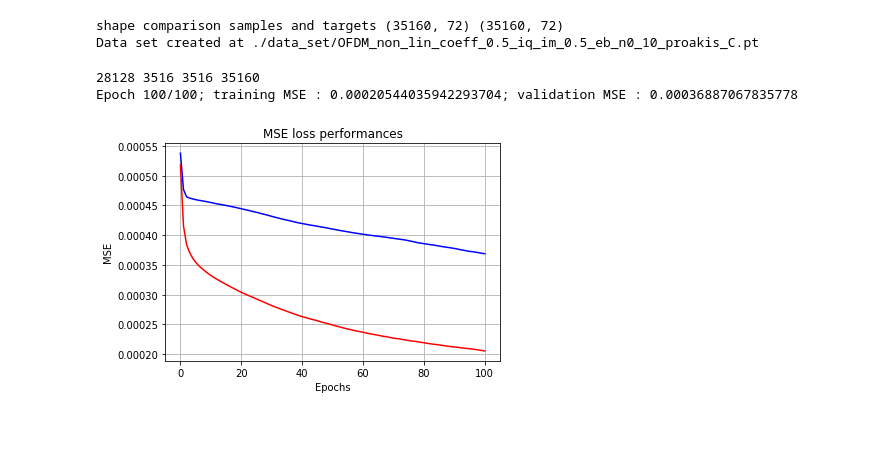
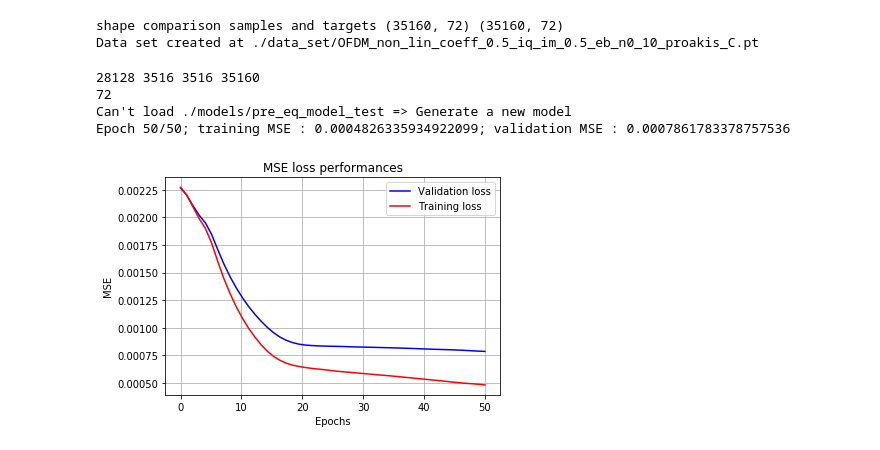
Before and after one commit to EricSoubigou/Deep-Net-Pre-Equalizer, a Jupyter notebook: online_label_recovery.ipynb, the cells around one changed output. Cells and saved outputs as stored; diff of their text form; code cells hidden in the pictures.

```diff
--- a/online_label_recovery.ipynb
+++ b/online_label_recovery.ipynb
@@ -175,48 +174,47 @@ from torch.utils.data import DataLoader
 
 # Load the data set
 data_set = OFDMSamplesDataset(
     "./data_set/OFDM_non_lin_coeff_0.5_iq_im_0.5_eb_n0_10_proakis_C.pt"
 )
 # Spliting policies
 training_size = int(0.8 * len(data_set))
 validation_size = int(0.1 * len(data_set))
 test_size = int(0.1 * len(data_set))
 
-print(
-    training_size,
-    validation_size,
-    test_size,
-    len(data_set)
-)
+print(training_size, validation_size, test_size, len(data_set))
 
 # Split data set
 training_set, validation_set, test_set = torch.utils.data.random_split(
     data_set, [training_size, validation_size, test_size]
 )
 
 # Create a data loaders.
 training_dataloader = DataLoader(dataset=training_set, batch_size=2000, shuffle=False)
-validation_dataloader = DataLoader(dataset=validation_set, batch_size=2000, shuffle=False)
+validation_dataloader = DataLoader(
+    dataset=validation_set, batch_size=2000, shuffle=False
+)
 
 # Creation of the PreEqualizer
-model_path = "./models/pre_eq_model_test_1"
+model_path = "./models/pre_eq_model_test"
 
-pre_eq_loaded = PreEqualizer(data_set.get_number_of_carriers())
+pre_eq = PreEqualizer(data_set.get_number_of_carriers())
+print(data_set.get_number_of_carriers())
 try:
-    pre_eq_loaded.load_state_dict(torch.load(model_path))
+    pre_eq.load_state_dict(torch.load(model_path))
 except:
-    print("Error, can't load {} => Generate a new model".format(model_path))
-    pre_eq = PreEqualizer(data_set.get_number_of_carriers())
+    print("Can't load {} => Generate a new model".format(model_path))
 
 # Train the Pre-Equalizer in standalone mode
-PreEqualizer.train(pre_eq, training_dataloader, validation_dataloader, nb_epochs=100, sgd_step=0.001)
-
-# Perform the
+PreEqualizer.train(
+    pre_eq, training_dataloader, validation_dataloader, nb_epochs=50, sgd_step=0.001
+)
 
 # Save the model after training
 torch.save(pre_eq.state_dict(), model_path)
 # %% [output]
 28128 3516 3516 35160
-Epoch 100/100; training MSE : 0.00020544035942293704; validation MSE : 0.00036887067835778
+72
+Can't load ./models/pre_eq_model_test => Generate a new model
+Epoch 50/50; training MSE : 0.0004826335934922099; validation MSE : 0.0007861783378757536
-[figure, old version]
+[figure, new version]
 # %%
```
Also changed, not shown: parts of 3 cells of this notebook.
